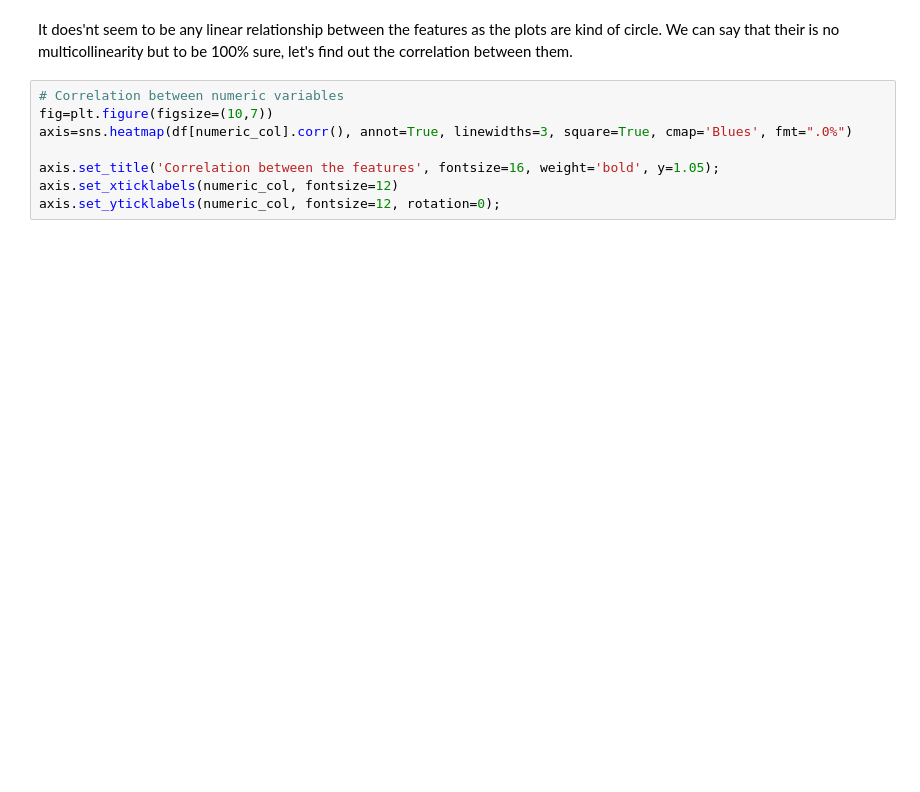
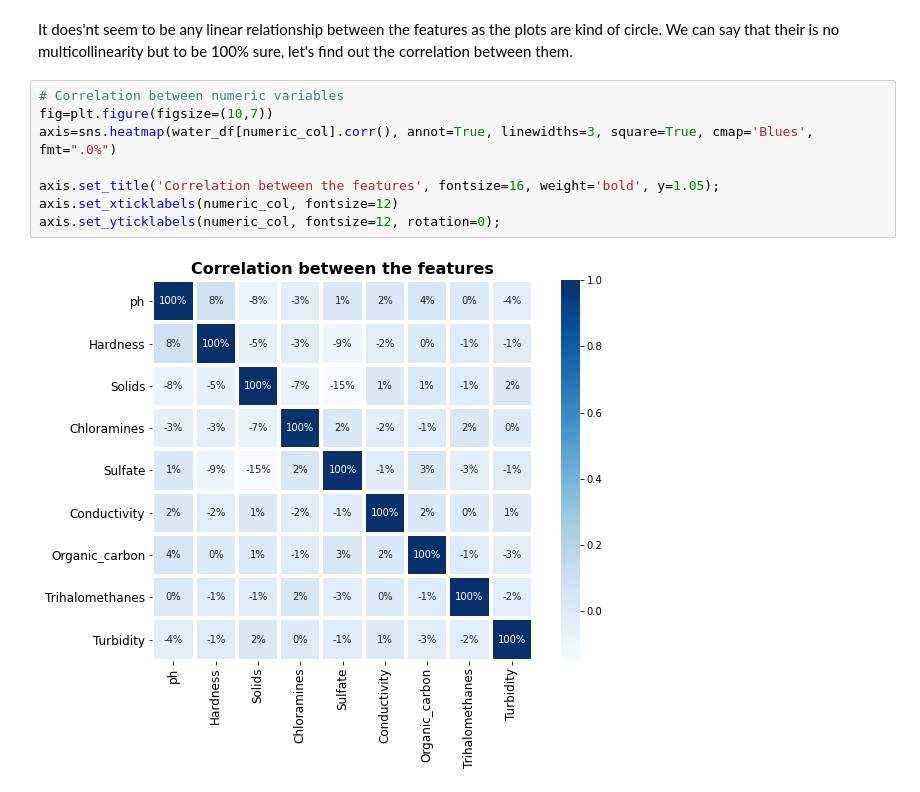
Before and after one commit to gyana-ranjan-dash/water-potability, a Jupyter notebook: water_probability.ipynb, the cells around one changed output. Drawn from its saved outputs; the diff is of its cells as text; blank space fills up the shorter version.

```diff
--- a/water_probability.ipynb
+++ b/water_probability.ipynb
@@ -196,8 +199,10 @@ It does'nt seem to be any linear relationship between the features as the plots
 # %%
 # Correlation between numeric variables
 fig=plt.figure(figsize=(10,7))
-axis=sns.heatmap(df[numeric_col].corr(), annot=True, linewidths=3, square=True, cmap='Blues', fmt=".0%")
+axis=sns.heatmap(water_df[numeric_col].corr(), annot=True, linewidths=3, square=True, cmap='Blues', fmt=".0%")
 
 axis.set_title('Correlation between the features', fontsize=16, weight='bold', y=1.05);
 axis.set_xticklabels(numeric_col, fontsize=12)
 axis.set_yticklabels(numeric_col, fontsize=12, rotation=0);
+# %% [output]
+[figure, added]
```
Also changed, not shown: parts of 4 cells of this notebook.
